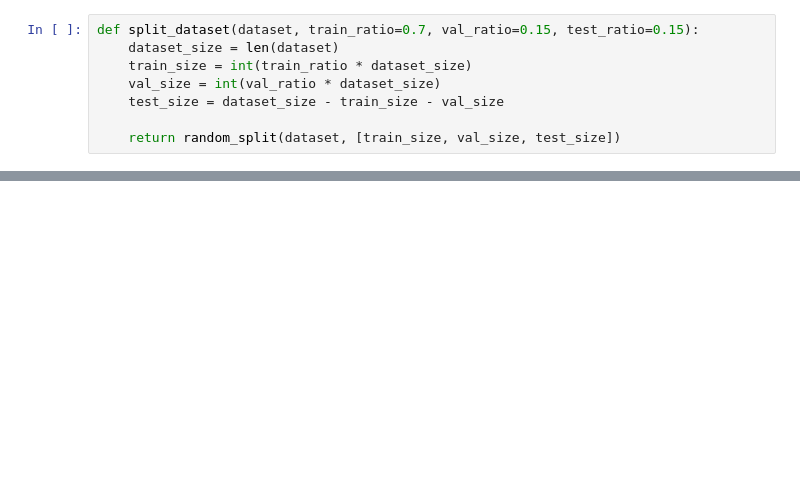
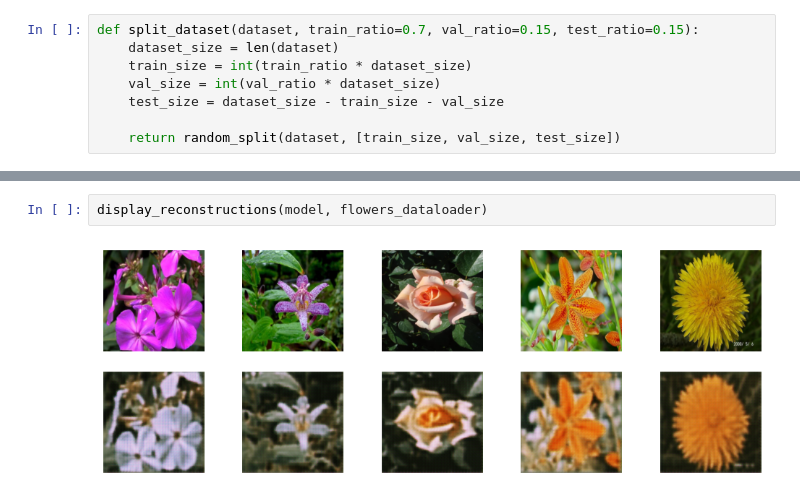
Before and after one commit to revolex/melytanulas_hazi, a Jupyter notebook: image_gen.ipynb, the cells around one changed output, grey strips where cells are left out. Drawn from its saved outputs; the diff is of its cells as text; blank space fills up the shorter version.

```diff
--- a/image_gen.ipynb
+++ b/image_gen.ipynb
@@ -182,0 +298,4 @@ Food101 dataset: 53025 training, 11362 validation, 11363 test samples
+# %%
+display_reconstructions(model, flowers_dataloader)
+# %% [output]
+[figure, added]
```
Also changed, not shown: parts of 28 cells of this notebook.
